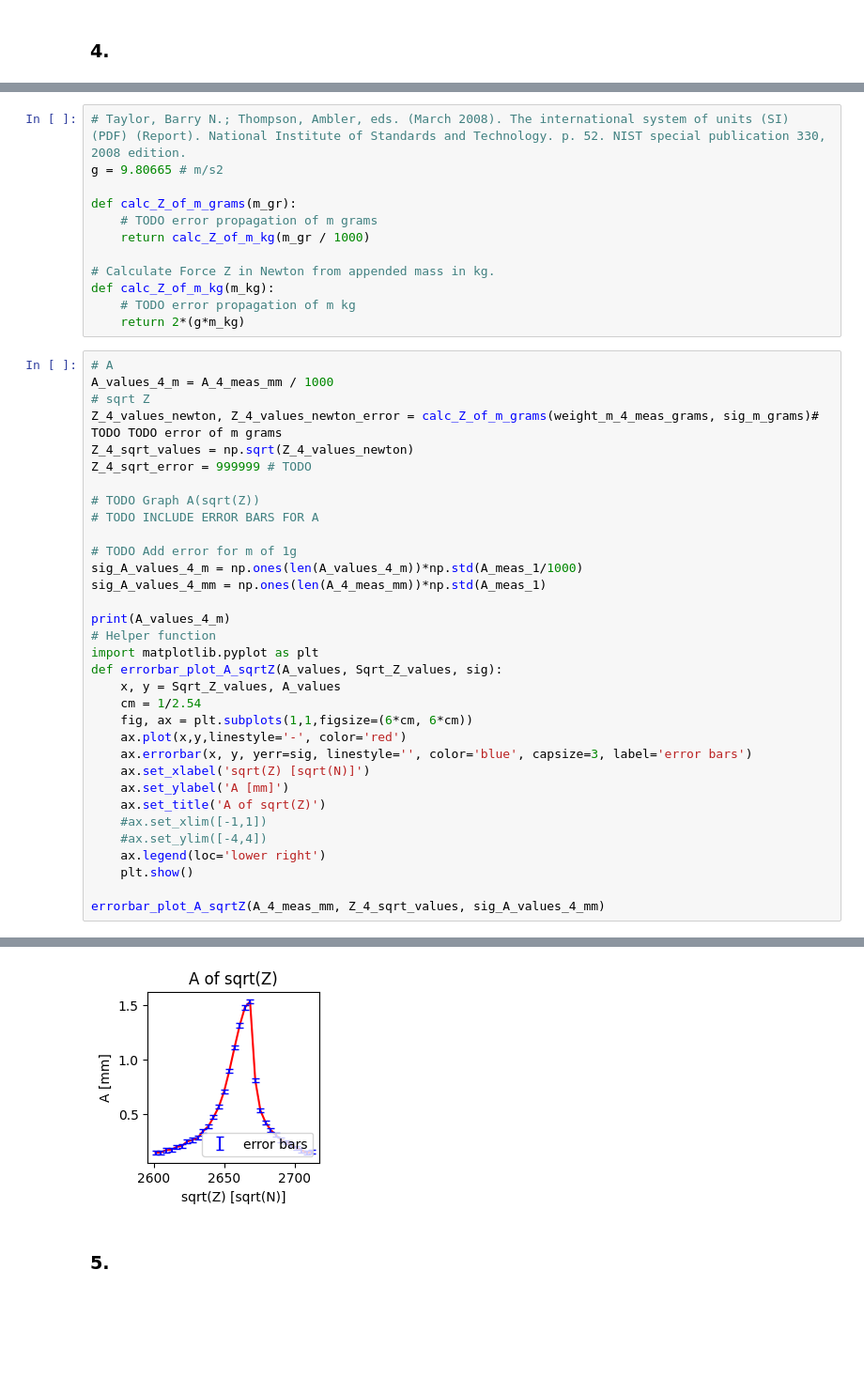
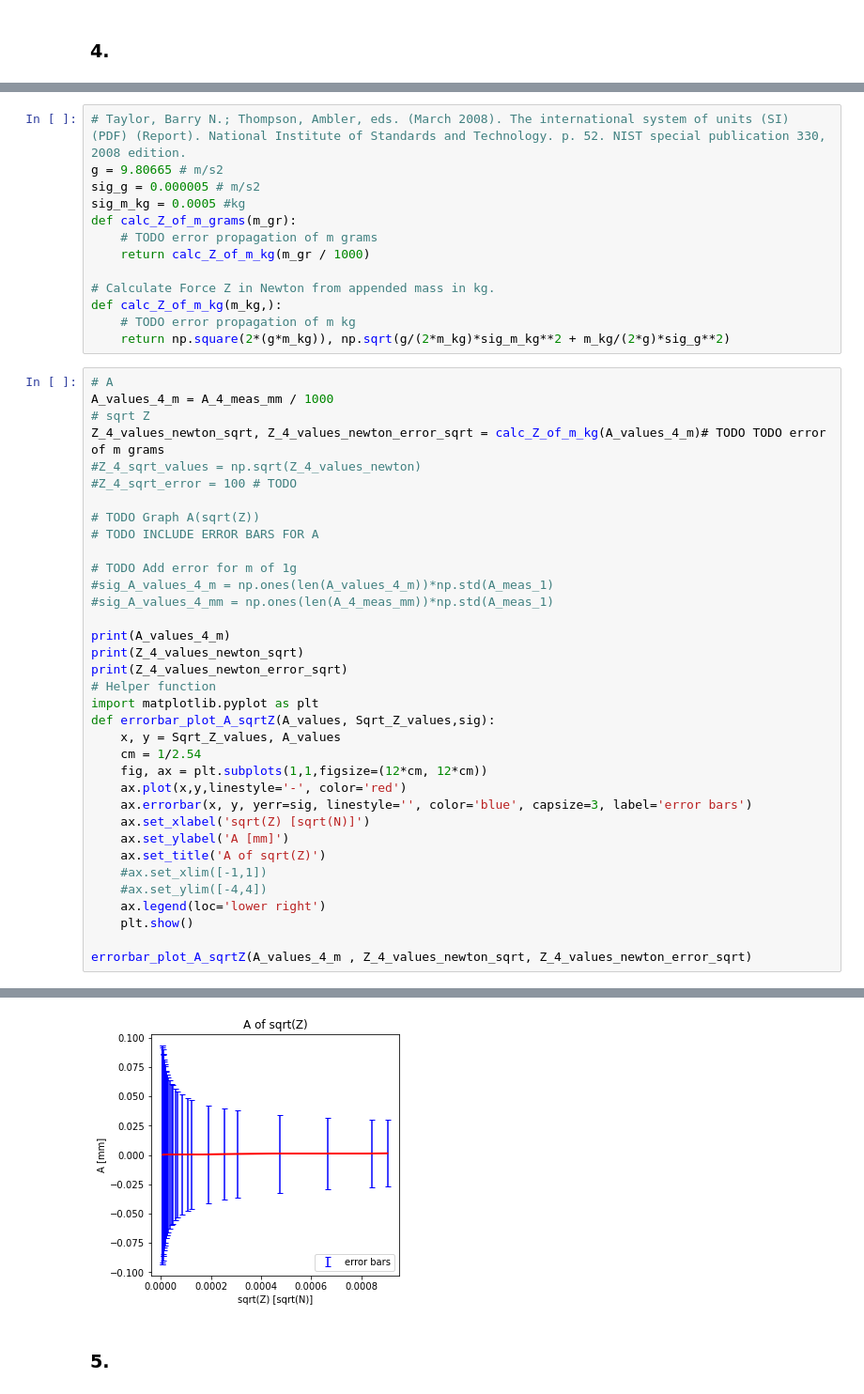
Before and after one commit to dominikrosser/praktikum_p1, a Jupyter notebook: 04-Saite/saite.ipynb, the cells around one changed output, grey strips where cells are left out. Shown at 94% size. Cells and saved outputs as stored; diff of their text form; blank space fills up the shorter version.

```diff
--- a/04-Saite/saite.ipynb
+++ b/04-Saite/saite.ipynb
@@ -64,37 +60,40 @@ weight_m_4_meas_grams = weight_4_without_the_200g + 200 # in grams
 # %%
 # Taylor, Barry N.; Thompson, Ambler, eds. (March 2008). The international system of units (SI) (PDF) (Report). National Institute of Standards and Technology. p. 52. NIST special publication 330, 2008 edition.
 g = 9.80665 # m/s2
-
+sig_g = 0.000005 # m/s2
+sig_m_kg = 0.0005 #kg
 def calc_Z_of_m_grams(m_gr):
     # TODO error propagation of m grams
     return calc_Z_of_m_kg(m_gr / 1000)
 
 # Calculate Force Z in Newton from appended mass in kg.
-def calc_Z_of_m_kg(m_kg):
+def calc_Z_of_m_kg(m_kg,):
     # TODO error propagation of m kg
-    return 2*(g*m_kg)
+    return np.square(2*(g*m_kg)), np.sqrt(g/(2*m_kg)*sig_m_kg**2 + m_kg/(2*g)*sig_g**2)
 # %%
 # A
 A_values_4_m = A_4_meas_mm / 1000
 # sqrt Z
-Z_4_values_newton, Z_4_values_newton_error = calc_Z_of_m_grams(weight_m_4_meas_grams, sig_m_grams)# TODO TODO error of m grams
-Z_4_sqrt_values = np.sqrt(Z_4_values_newton)
-Z_4_sqrt_error = 999999 # TODO
+Z_4_values_newton_sqrt, Z_4_values_newton_error_sqrt = calc_Z_of_m_kg(A_values_4_m)# TODO TODO error of m grams
+#Z_4_sqrt_values = np.sqrt(Z_4_values_newton)
+#Z_4_sqrt_error = 100 # TODO
 
 # TODO Graph A(sqrt(Z))
 # TODO INCLUDE ERROR BARS FOR A
 
 # TODO Add error for m of 1g
-sig_A_values_4_m = np.ones(len(A_values_4_m))*np.std(A_meas_1/1000)
-sig_A_values_4_mm = np.ones(len(A_4_meas_mm))*np.std(A_meas_1)
+#sig_A_values_4_m = np.ones(len(A_values_4_m))*np.std(A_meas_1)
+#sig_A_values_4_mm = np.ones(len(A_4_meas_mm))*np.std(A_meas_1)
 
 print(A_values_4_m)
+print(Z_4_values_newton_sqrt)
+print(Z_4_values_newton_error_sqrt)
 # Helper function
 import matplotlib.pyplot as plt
-def errorbar_plot_A_sqrtZ(A_values, Sqrt_Z_values, sig):
+def errorbar_plot_A_sqrtZ(A_values, Sqrt_Z_values,sig):
     x, y = Sqrt_Z_values, A_values
     cm = 1/2.54
-    fig, ax = plt.subplots(1,1,figsize=(6*cm, 6*cm))
+    fig, ax = plt.subplots(1,1,figsize=(12*cm, 12*cm))
     ax.plot(x,y,linestyle='-', color='red')
     ax.errorbar(x, y, yerr=sig, linestyle='', color='blue', capsize=3, label='error bars')
     ax.set_xlabel('sqrt(Z) [sqrt(N)]')
@@ -105,7 +104,7 @@ def errorbar_plot_A_sqrtZ(A_values, Sqrt_Z_values, sig):
     ax.legend(loc='lower right')
     plt.show()
 
-errorbar_plot_A_sqrtZ(A_4_meas_mm, Z_4_sqrt_values, sig_A_values_4_mm)
+errorbar_plot_A_sqrtZ(A_values_4_m , Z_4_values_newton_sqrt, Z_4_values_newton_error_sqrt)
 # %% [output]
 [0.00014  0.000145 0.000165 0.00017  0.000195 0.000205 0.000245 0.00026
  0.00028  0.00034  0.000385 0.00047  0.000565 0.000705 0.000895 0.00111
@@ -114,4 +127,4 @@ errorbar_plot_A_sqrtZ(A_4_meas_mm, Z_4_sqrt_values, sig_A_values_4_mm)
-[figure, old version]
+[figure, new version]
 # %% [markdown]
 ### 5.
 # %%
```
Also changed, not shown: parts of 6 cells of this notebook.
